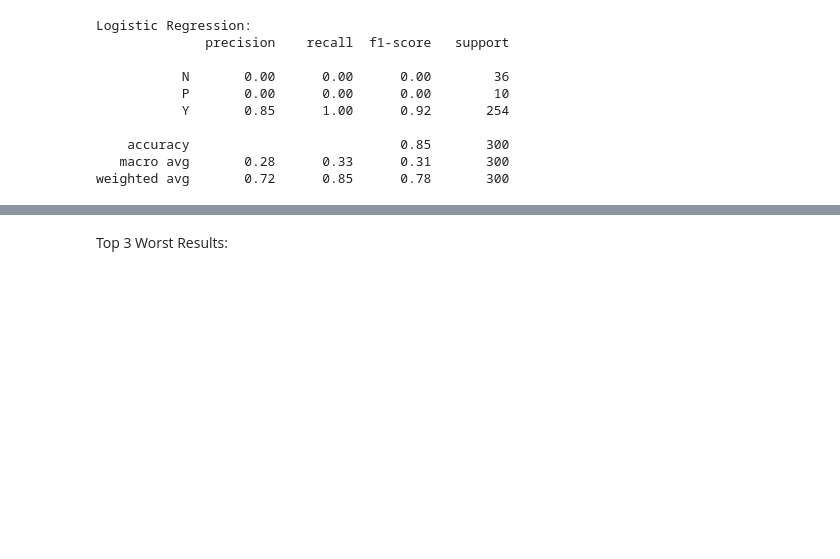
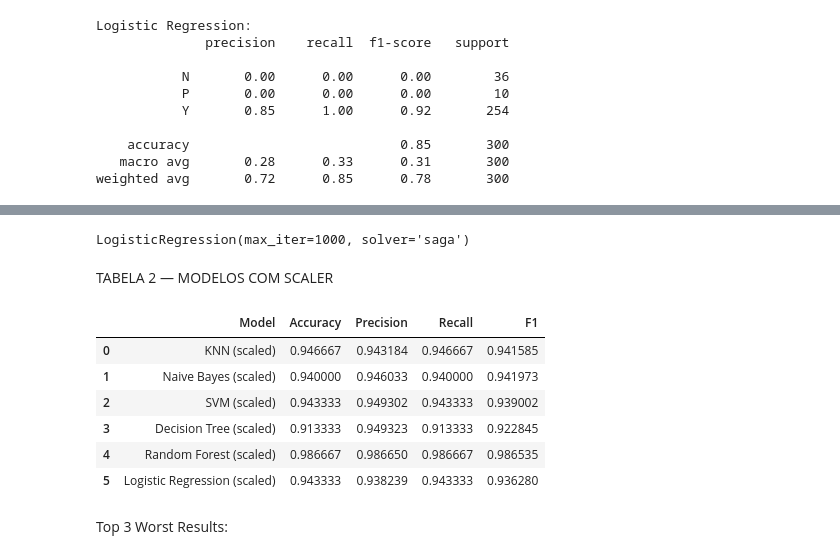
Before and after one commit to leticiagomesilva/Predicting-Diabetes, a Jupyter notebook: jupyter-lab/notebook.ipynb, the cells around one changed output, grey strips where cells are left out. Cells and saved outputs as stored; diff of their text form; code cells hidden in the pictures; blank space fills up the shorter version.

```diff
--- a/jupyter-lab/notebook.ipynb
+++ b/jupyter-lab/notebook.ipynb
@@ -287,3 +387,59 @@ weighted avg       0.72      0.85      0.78       300
+# %%
+knn_scaled_final = KNeighborsClassifier(n_neighbors=7)
+knn_scaled_final.fit(X_train_scaled, y_train)
+
+nb_scaled_final = GaussianNB()
+nb_scaled_final.fit(X_train_scaled, y_train)
+
+svm_scaled_final = SVC(kernel='linear', C=1.0)
+svm_scaled_final.fit(X_train_scaled, y_train)
+
+dt_scaled_final = DecisionTreeClassifier(max_depth=2)
+dt_scaled_final.fit(X_train_scaled, y_train)
+
+rf_scaled_final = RandomForestClassifier(n_estimators=100)
+rf_scaled_final.fit(X_train_scaled, y_train)
+
+lr_scaled_final = LogisticRegression(solver='saga', max_iter=1000)
+lr_scaled_final.fit(X_train_scaled, y_train)
+# %% [output]
+LogisticRegression(max_iter=1000, solver='saga')
+# %% [markdown]
+TABELA 2 — MODELOS COM SCALER
+# %%
+models_scaled = {
+    "KNN (scaled)": knn_scaled_final,
+    "Naive Bayes (scaled)": nb_scaled_final,
+    "SVM (scaled)": svm_scaled_final,
+    "Decision Tree (scaled)": dt_scaled_final,
+    "Random Forest (scaled)": rf_scaled_final,
+    "Logistic Regression (scaled)": lr_scaled_final
+}
+
+results_scaled = []
+
+for name, model in models_scaled.items():
+    preds = model.predict(X_test_scaled)
+    acc = accuracy_score(y_test, preds)
+    precision, recall, f1, _ = precision_recall_fscore_support(
+        y_test, preds, average="weighted"
+    )
+    results_scaled.append([name, acc, precision, recall, f1])
+
+df_scaled = pd.DataFrame(
+    results_scaled,
+    columns=["Model", "Accuracy", "Precision", "Recall", "F1"]
+)
+
+df_scaled
+# %% [output]
+|  | Model | Accuracy | Precision | Recall | F1 |
+| 0 | KNN (scaled) | 0.946667 | 0.943184 | 0.946667 | 0.941585 |
+| 1 | Naive Bayes (scaled) | 0.940000 | 0.946033 | 0.940000 | 0.941973 |
+| 2 | SVM (scaled) | 0.943333 | 0.949302 | 0.943333 | 0.939002 |
+| 3 | Decision Tree (scaled) | 0.913333 | 0.949323 | 0.913333 | 0.922845 |
+| 4 | Random Forest (scaled) | 0.986667 | 0.986650 | 0.986667 | 0.986535 |
+| 5 | Logistic Regression (scaled) | 0.943333 | 0.938239 | 0.943333 | 0.936280 |
 # %% [markdown]
 Top 3 Worst Results:
 # %% [markdown]
```
Also changed, not shown: parts of 25 cells of this notebook.
